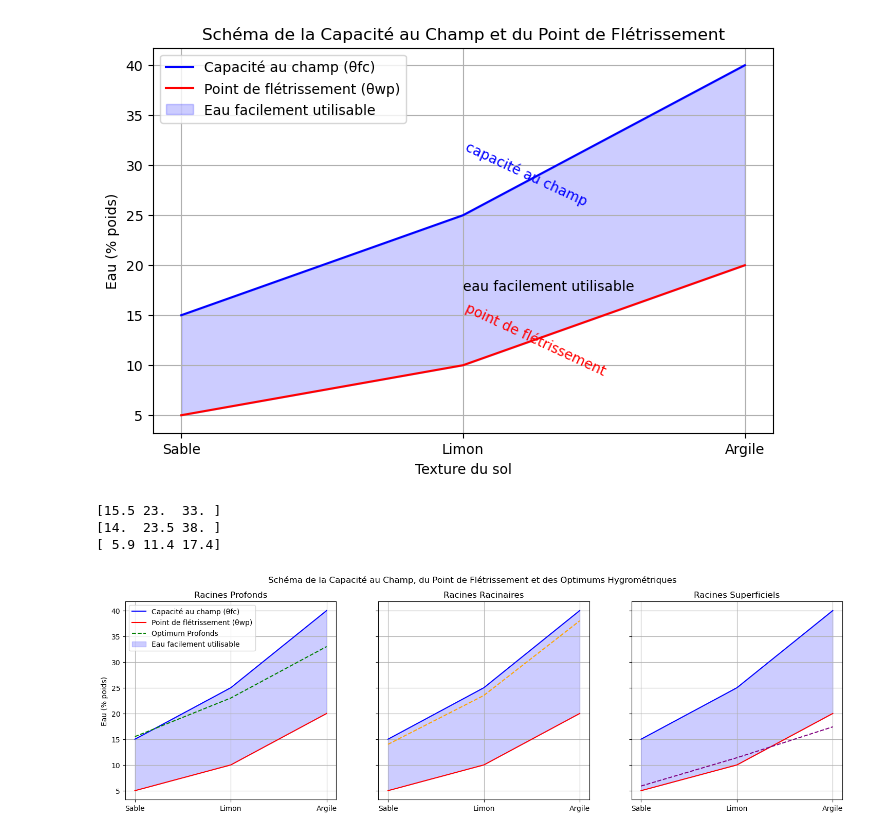
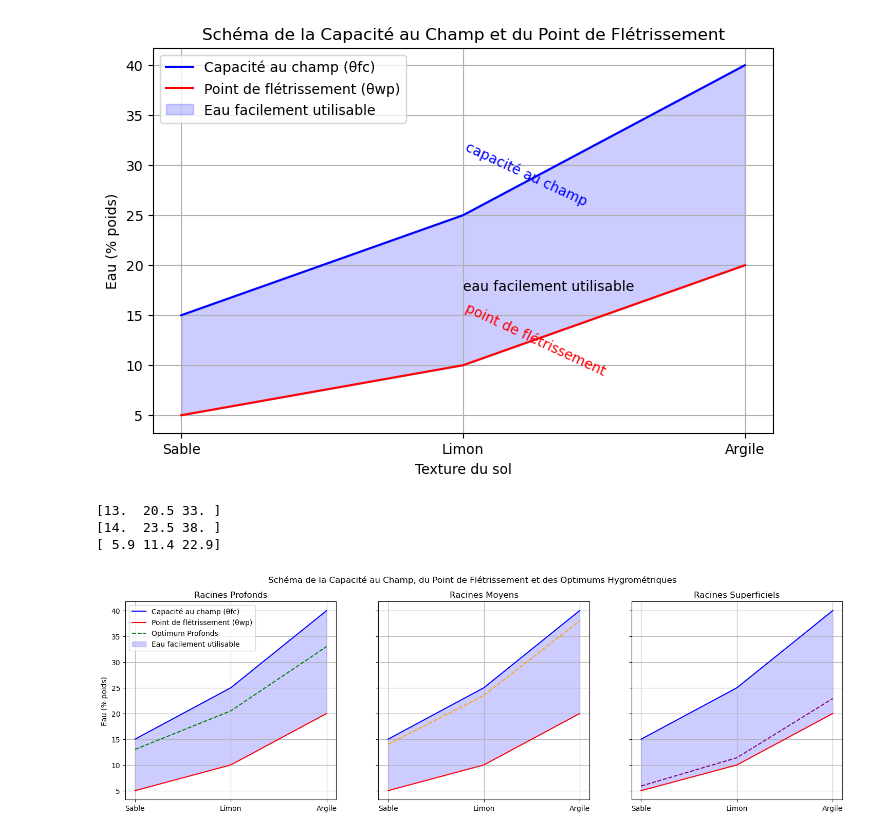
Before and after one commit to OlborEgamorf/WePlant_25.5, a Jupyter notebook: notebooks/modele_decisionnel.ipynb, the cells around one changed output. Cells and saved outputs as stored; diff of their text form; code cells hidden in the pictures.

```diff
--- a/notebooks/modele_decisionnel.ipynb
+++ b/notebooks/modele_decisionnel.ipynb
@@ -15,9 +15,9 @@ df_clean = df_clean.apply(pd.to_numeric)
 df_clean.loc["θcrit"] = (df_clean.loc["θcrit_min"] + df_clean.loc["θcrit_max"]) / 2
 
     # Calculer les valeurs de θopt
-df_clean.loc["θopt_racinaires_profonds"] = (df_clean.loc["θfc"]+5 + df_clean.loc["θcrit"]) / 2
-df_clean.loc["θopt_racinaires_profonds_min"] = (df_clean.loc["θfc"]+5 + df_clean.loc["θcrit_min"]) / 2
-df_clean.loc["θopt_racinaires_profonds_max"] = (df_clean.loc["θfc"]+5 + df_clean.loc["θcrit_max"]) / 2
+df_clean.loc["θopt_racinaires_profonds"] = (df_clean.loc["θfc"] + df_clean.loc["θcrit"]) / 2
+df_clean.loc["θopt_racinaires_profonds_min"] = (df_clean.loc["θfc"] + df_clean.loc["θcrit_min"]) / 2
+df_clean.loc["θopt_racinaires_profonds_max"] = (df_clean.loc["θfc"] + df_clean.loc["θcrit_max"]) / 2
 
 df_clean.loc["θopt_racinaires_moyens"] = df_clean.loc["θfc"] - 0.1 * (df_clean.loc["θfc"] - df_clean.loc["θwp"])
 
@@ -25,7 +25,15 @@ df_clean.loc["θopt_racinaires_superficiels"] = df_clean.loc["θcrit"] -5 + 0.1
 df_clean.loc["θopt_racinaires_superficiels_min"] = df_clean.loc["θcrit_min"]-5 + 0.1 * (df_clean.loc["θfc"] - df_clean.loc["θcrit_min"]-5)
 df_clean.loc["θopt_racinaires_superficiels_max"] = df_clean.loc["θcrit_max"]-5 + 0.1 * (df_clean.loc["θfc"] - df_clean.loc["θcrit_max"]-5)
 
-print( df_clean)
+df_clean.loc["θopt_racinaires_profonds","Sol Argileux"] = (df_clean.loc["θfc","Sol Argileux"] + df_clean.loc["θcrit","Sol Argileux"]+5) / 2
+df_clean.loc["θopt_racinaires_profonds_min","Sol Argileux"] = (df_clean.loc["θfc","Sol Argileux"] + df_clean.loc["θcrit_min","Sol Argileux"]+5) / 2
+df_clean.loc["θopt_racinaires_profonds_max","Sol Argileux"] = (df_clean.loc["θfc","Sol Argileux"] + df_clean.loc["θcrit_max","Sol Argileux"]+5) / 2
+
+df_clean.loc["θopt_racinaires_superficiels","Sol Argileux"] = df_clean.loc["θcrit","Sol Argileux"] + 0.1 * (df_clean.loc["θfc","Sol Argileux"] - df_clean.loc["θcrit","Sol Argileux"])
+df_clean.loc["θopt_racinaires_superficiels_min","Sol Argileux"] = df_clean.loc["θcrit_min","Sol Argileux"] + 0.1 * (df_clean.loc["θfc","Sol Argileux"] - df_clean.loc["θcrit_min","Sol Argileux"])
+df_clean.loc["θopt_racinaires_superficiels_max","Sol Argileux"] = df_clean.loc["θcrit_max","Sol Argileux"] + 0.1 * (df_clean.loc["θfc","Sol Argileux"] - df_clean.loc["θcrit_max","Sol Argileux"])
+
+print(df_clean)
 # %% [output]
                                   Sol Sableux  Sol Limoneux  Sol Argileux
 θcrit_min                                10.0          15.0          20.0
@@ -78,34 +89,34 @@ plt.show()
 theta_opt_profonds = df_clean.loc["θopt_racinaires_profonds"].values
 theta_opt_moyens = df_clean.loc["θopt_racinaires_moyens"].values
 theta_opt_superficiels = df_clean.loc["θopt_racinaires_superficiels"].values
 
 # Création des graphiques
 fig, axes = plt.subplots(1, 3, figsize=(18, 5), sharey=True)
 
 # Liste des types de racines
-types_racines = ["Profonds", "Racinaires", "Superficiels"]
+types_racines = ["Profonds", "Moyens", "Superficiels"]
 theta_opts = [theta_opt_profonds, theta_opt_moyens, theta_opt_superficiels]
 couleurs = ["green", "orange", "purple"]
 
 for i, ax in enumerate(axes):
     ax.plot(textures, theta_fc, color='blue', label="Capacité au champ (θfc)")
     ax.plot(textures, theta_wp, color='red', label="Point de flétrissement (θwp)")
     ax.plot(textures, theta_opts[i], color=couleurs[i], linestyle='dashed', label=f"Optimum {types_racines[i]}")
     print(theta_opts[i])
 
     ax.fill_between(textures, theta_wp, theta_fc, color='blue', alpha=0.2, label="Eau facilement utilisable")
 
     ax.set_title(f"Racines {types_racines[i]}")
     ax.grid(True)
 
 axes[0].set_ylabel("Eau (% poids)")
 axes[0].legend()
 
 # Affichage
 plt.suptitle("Schéma de la Capacité au Champ, du Point de Flétrissement et des Optimums Hygrométriques")
 plt.show()
 # %% [output]
-[15.5 23.  33. ]
+[13.  20.5 33. ]
 [14.  23.5 38. ]
-[ 5.9 11.4 17.4]
+[ 5.9 11.4 22.9]
-[figure, old version]
+[figure, new version]
```
Also changed, not shown: parts of 2 cells of this notebook, 2 other files.
